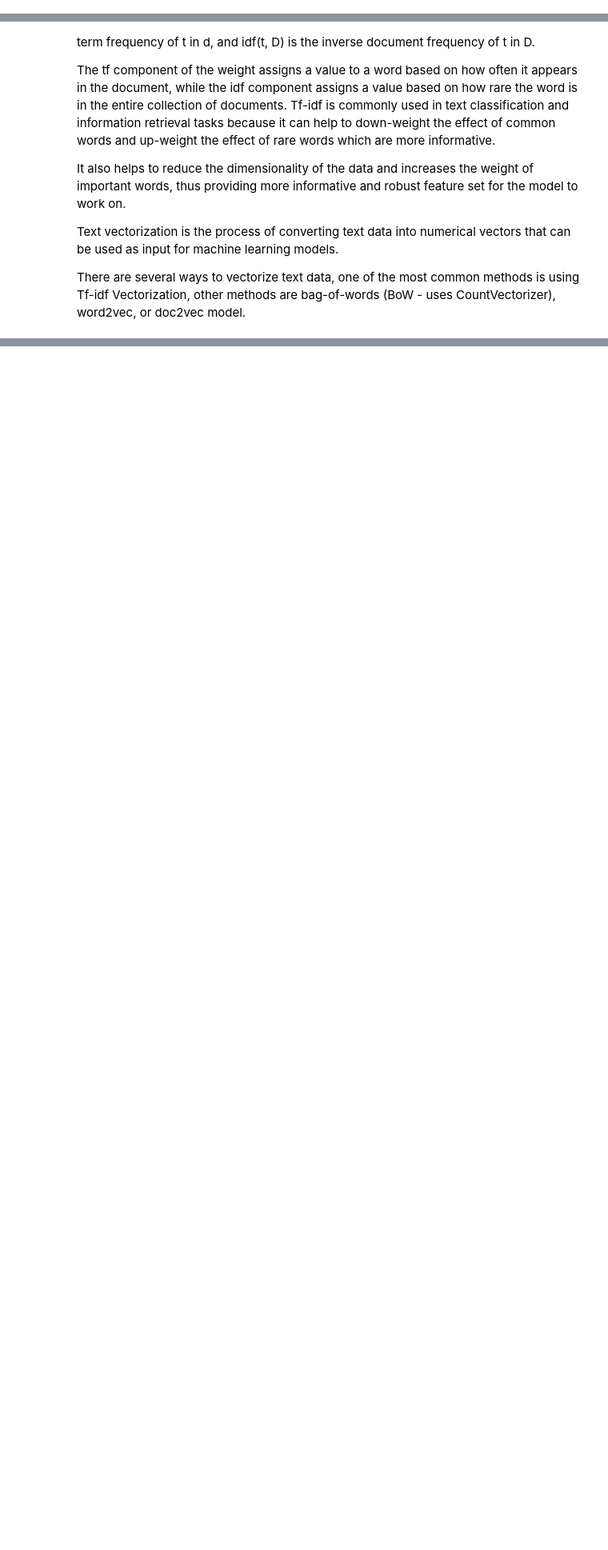
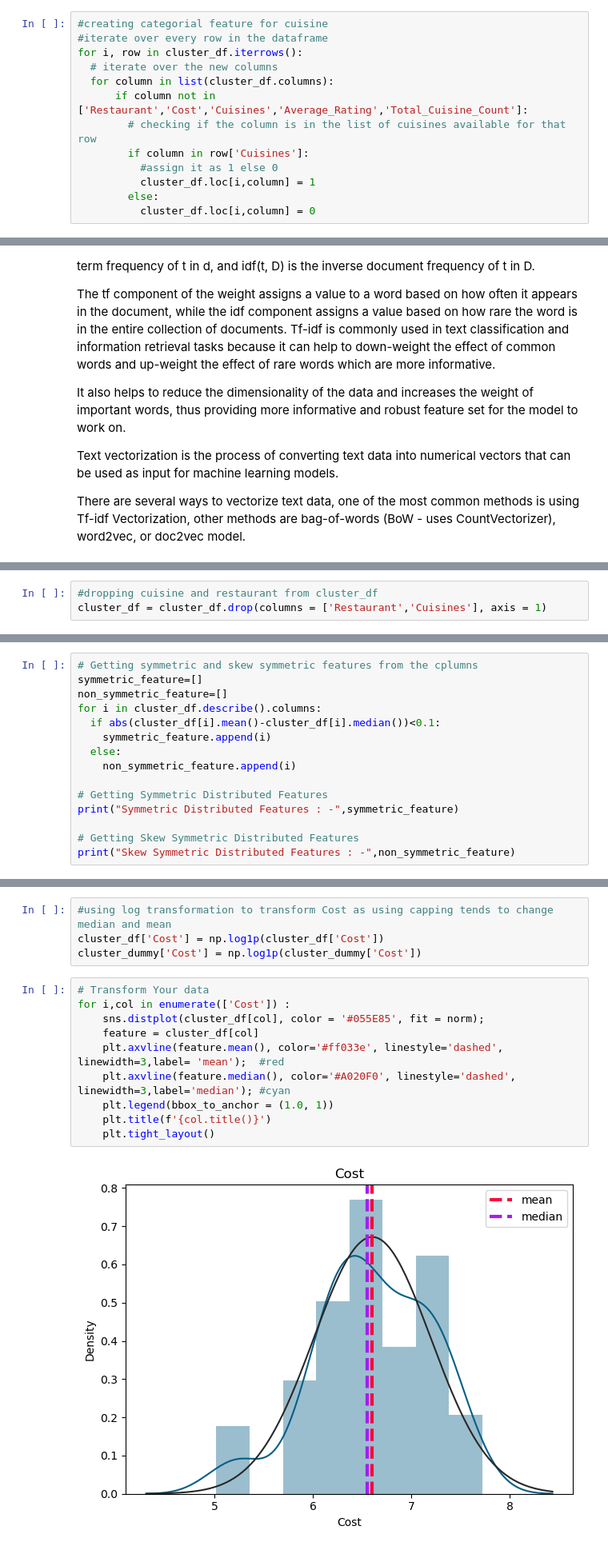
Before and after one commit to Siddharth3271/Advanced-Zomato-Restaurant-Clustering-and-Sentiment-Analysis, a Jupyter notebook: notebook.ipynb, the cells around one changed output, grey strips where cells are left out. Shown at 80% size. Cells and saved outputs as stored; diff of their text form; blank space fills up the shorter version.

Commit message:
Data transformation and data scaling done

```diff
--- a/notebook.ipynb
+++ b/notebook.ipynb
@@ -1658,0 +1665,13 @@ cluster_dummy.head(2).T
+# %%
+#creating categorial feature for cuisine
+#iterate over every row in the dataframe
+for i, row in cluster_df.iterrows():
+  # iterate over the new columns
+  for column in list(cluster_df.columns):
+      if column not in ['Restaurant','Cost','Cuisines','Average_Rating','Total_Cuisine_Count']:
+        # checking if the column is in the list of cuisines available for that row
+        if column in row['Cuisines']:
+          #assign it as 1 else 0
+          cluster_df.loc[i,column] = 1
+        else:
+          cluster_df.loc[i,column] = 0
@@ -1967,0 +2063,3 @@ There are several ways to vectorize text data, one of the most common methods is
+# %%
+#dropping cuisine and restaurant from cluster_df
+cluster_df = cluster_df.drop(columns = ['Restaurant','Cuisines'], axis = 1)
@@ -1967,0 +2173,15 @@ There are several ways to vectorize text data, one of the most common methods is
+# %%
+# Getting symmetric and skew symmetric features from the cplumns
+symmetric_feature=[]
+non_symmetric_feature=[]
+for i in cluster_df.describe().columns:
+  if abs(cluster_df[i].mean()-cluster_df[i].median())<0.1:
+    symmetric_feature.append(i)
+  else:
+    non_symmetric_feature.append(i)
+
+# Getting Symmetric Distributed Features
+print("Symmetric Distributed Features : -",symmetric_feature)
+
+# Getting Skew Symmetric Distributed Features
+print("Skew Symmetric Distributed Features : -",non_symmetric_feature)
@@ -1967,0 +2191,16 @@ There are several ways to vectorize text data, one of the most common methods is
+# %%
+#using log transformation to transform Cost as using capping tends to change median and mean
+cluster_df['Cost'] = np.log1p(cluster_df['Cost'])
+cluster_dummy['Cost'] = np.log1p(cluster_dummy['Cost'])
+# %%
+# Transform Your data
+for i,col in enumerate(['Cost']) :
+    sns.distplot(cluster_df[col], color = '#055E85', fit = norm);
+    feature = cluster_df[col]
+    plt.axvline(feature.mean(), color='#ff033e', linestyle='dashed', linewidth=3,label= 'mean');  #red
+    plt.axvline(feature.median(), color='#A020F0', linestyle='dashed', linewidth=3,label='median'); #cyan
+    plt.legend(bbox_to_anchor = (1.0, 1))
+    plt.title(f'{col.title()}')
+    plt.tight_layout()
+# %% [output]
+[figure, added]
```
Also changed, not shown: parts of 37 cells of this notebook.
